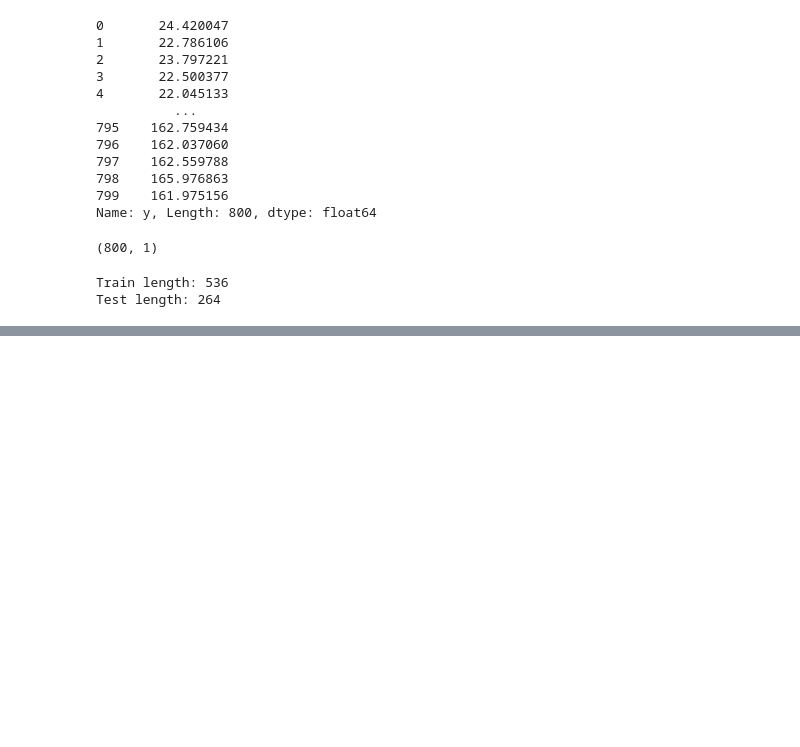
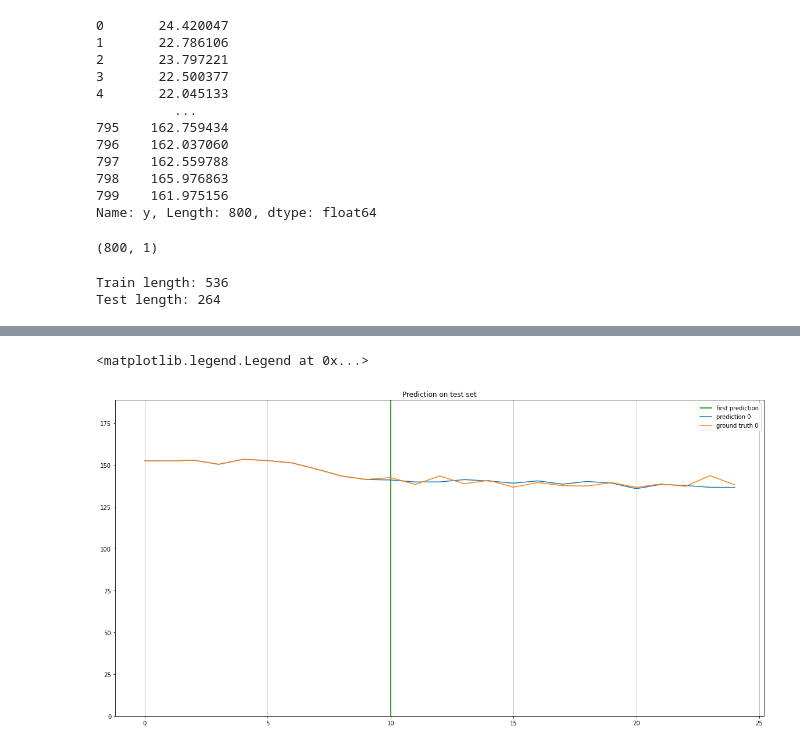
Before and after one commit to calvincbzhang/skyrmions-trajectory-prediction, a Jupyter notebook: rnn.ipynb, the cells around one changed output, grey strips where cells are left out. Saved outputs shown, nothing was run; the diff lists cells and outputs as text; code cells hidden in the pictures; blank space fills up the shorter version.

```diff
--- a/rnn.ipynb
+++ b/rnn.ipynb
@@ -337,0 +510,19 @@ plt.legend()
+# %%
+i = 100
+
+plt.figure(figsize=(20, 10))
+plt.grid(True, axis='x')
+plt.ylim(0, max(data[coordinate])+1)
+plt.title('Prediction on test set')
+
+plt.axvline(x=n_steps_in, ymin=0, ymax=1, label='first prediction', color='g')
+y = np.concatenate((X_test_unscaled[i], pred_test_unscaled[i]))
+x = np.arange(y.shape[0]).reshape((y.shape[0], 1))
+
+plt.plot(x, y, label='prediction ' + str(particle), color='tab:blue')
+plt.plot(x, data[data['particle'] == particle][coordinate][train_size+i:train_size+i+n_steps_in+n_steps_out], label='ground truth ' + str(particle), color='tab:orange')
+
+plt.legend()
+# %% [output]
+<matplotlib.legend.Legend at 0x...>
+[figure, added]
```
Also changed, not shown: parts of 26 cells of this notebook.
